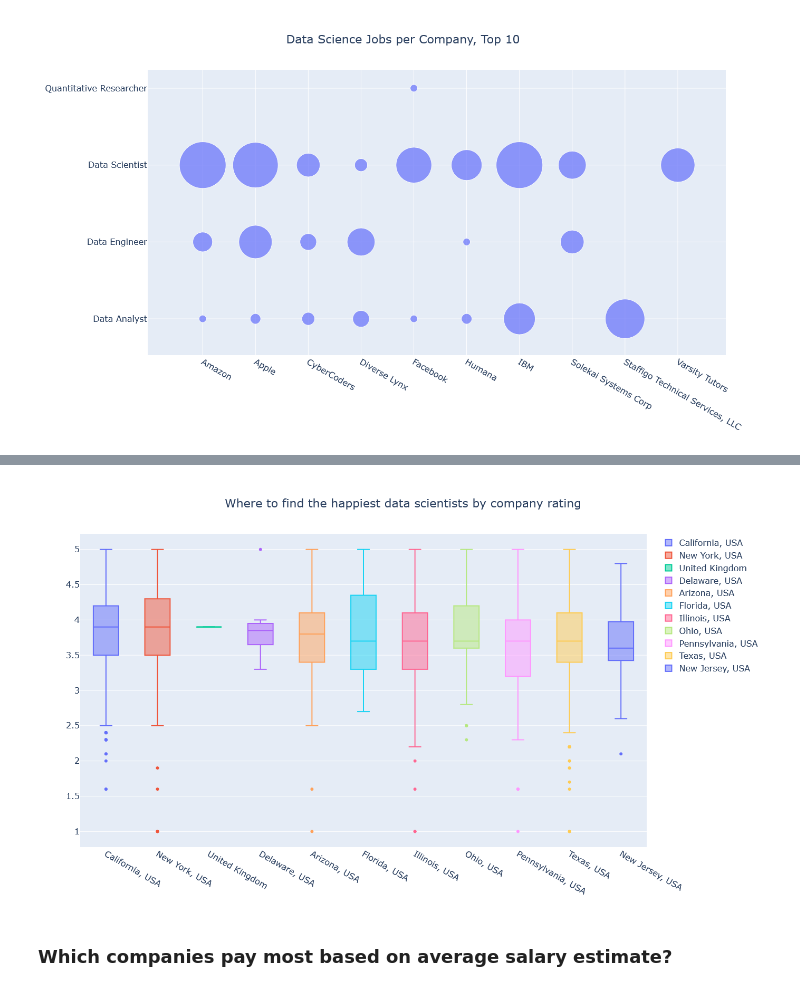
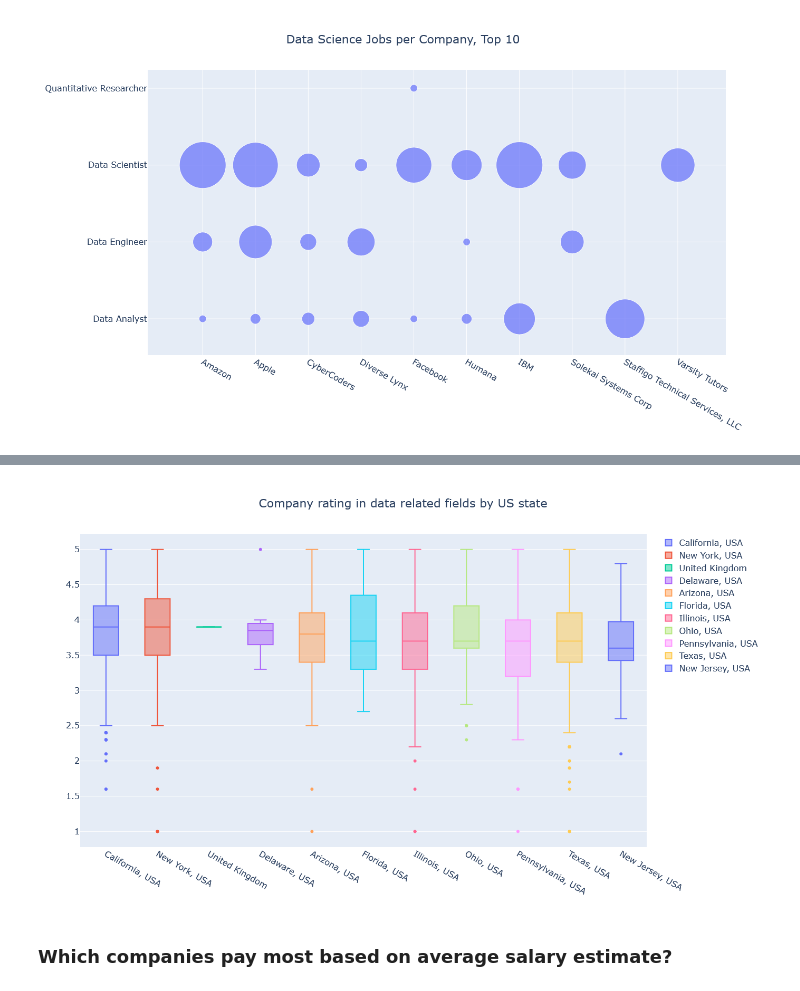
Before and after one commit to gordoaraujo/jobs_data_analysis, a Jupyter notebook: notebooks/Glassdoor Analysis.ipynb, the cells around one changed output, grey strips where cells are left out. Saved outputs shown, nothing was run; the diff lists cells and outputs as text; code cells hidden in the pictures.

```diff
--- a/notebooks/Glassdoor Analysis.ipynb
+++ b/notebooks/Glassdoor Analysis.ipynb
@@ -344,21 +355,21 @@ def to_df(series,column1, column2):
 # %%
 df_states_sorted_by_mean = df2.groupby("State Location")["Rating"].median().sort_values(ascending = False).reset_index()
 states_sorted_by_median = df_states_sorted_by_mean["State Location"].unique()
 
 ratings_list = {}
 fig = go.Figure()
 
 
 for state in states_sorted_by_median:
     dfx = df2[df2["State Location"]==state].Rating
     ratings_list[state] = dfx
     fig.add_trace(go.Box(y=dfx, name = state))
 
-fig.update_layout(font_size = 16, height = 800, width = 1000, title = "Where to find the happiest data scientists by company rating", title_x = 0.5)
+fig.update_layout(font_size = 16, height = 800, width = 1000, title = "Company rating in data related fields by US state", title_x = 0.5)
 
 fig.show()
 # %% [output]
-[figure, old version]
+[figure, new version]
 # %% [markdown]
 ### Which companies pay most based on average salary estimate?
 # %%
```
Also changed, not shown: parts of 25 cells of this notebook, 1 other file.
